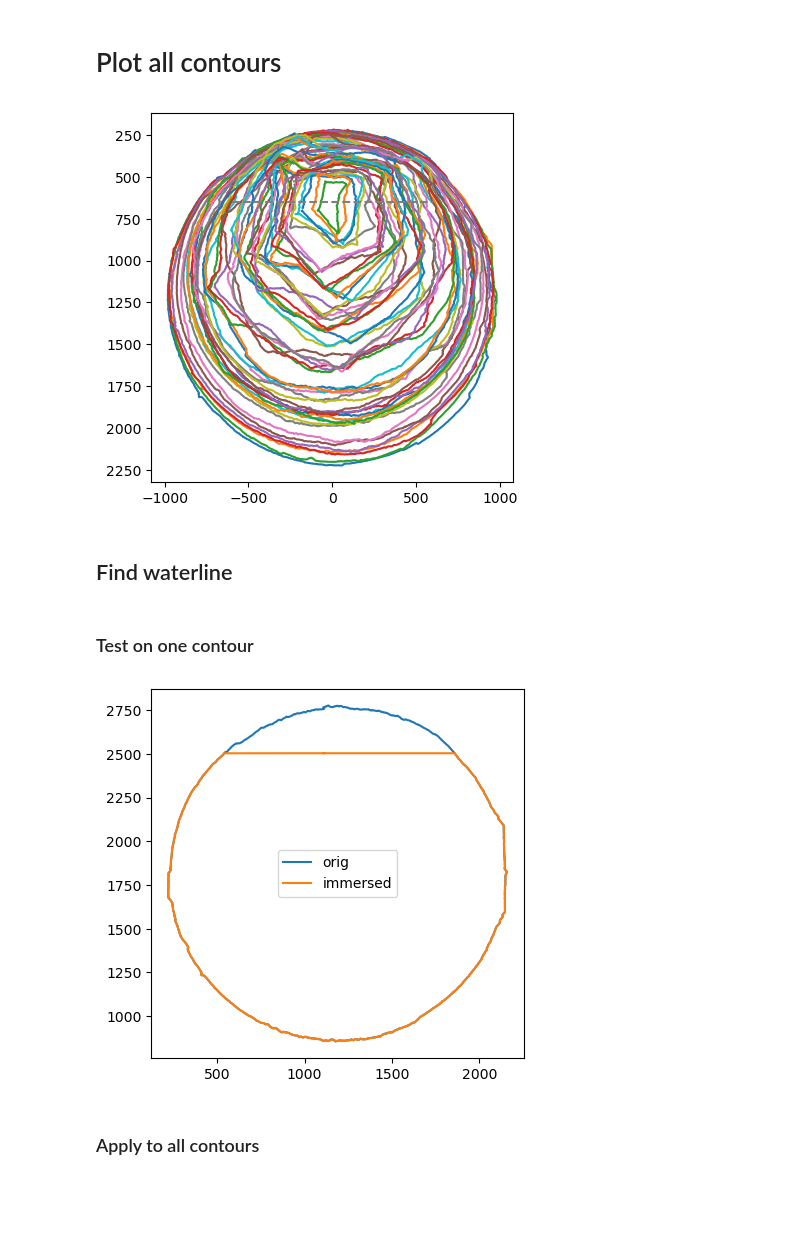
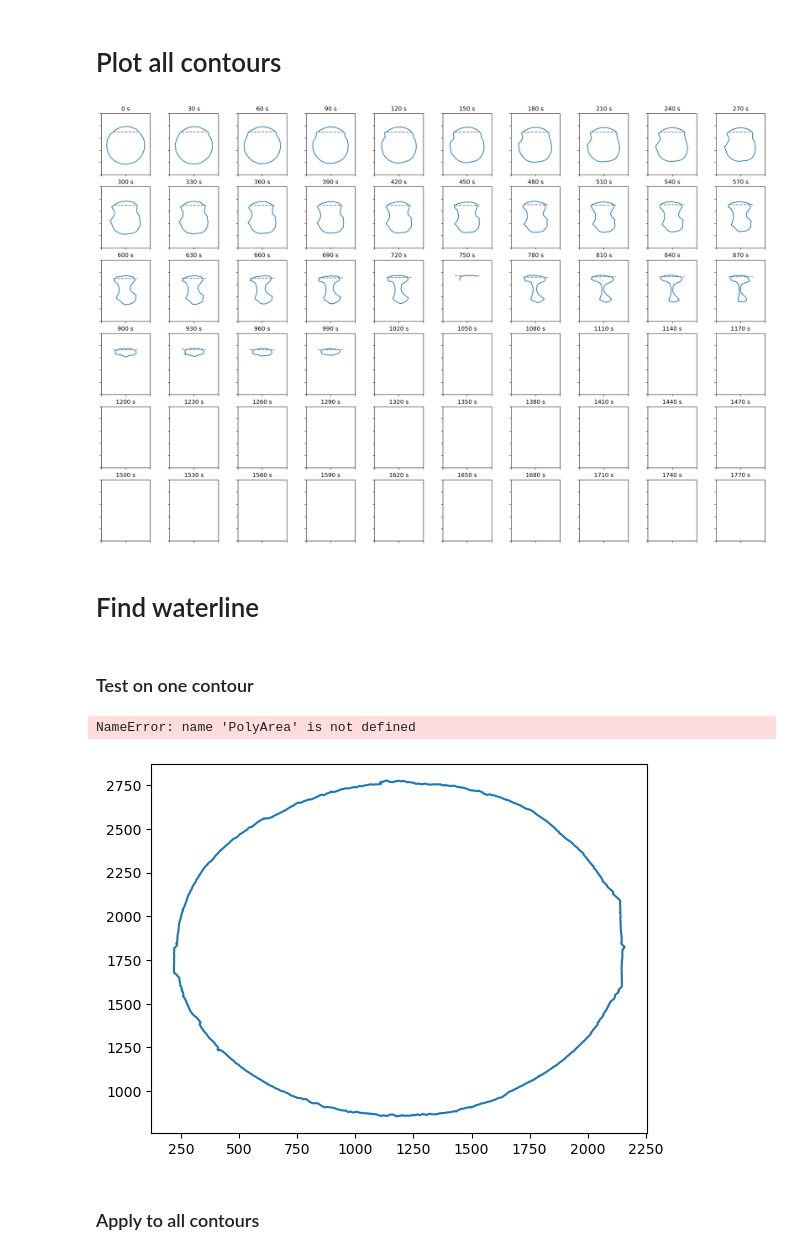
Before and after one commit to ebellincioni/floatingIce, a Jupyter notebook: 23-09-13_floating_dataAnalysis.ipynb, the cells around one changed output. Drawn from its saved outputs; the diff is of its cells as text; code cells hidden in the pictures; blank space fills up the shorter version.

```diff
--- a/23-09-13_floating_dataAnalysis.ipynb
+++ b/23-09-13_floating_dataAnalysis.ipynb
@@ -99,7 +208,7 @@ plt.show()
 # Load all contours and compare theory and exp
 # %%
 directory = '/Users/edoardo/Library/CloudStorage/OneDrive-UniversityofTwente/floating/'
-cylinders = ['2023-09-14/1st','2023-09-20/1st']
+cylinders = ['2023-09-26/1st']
 
 plt.figure()
 
@@ -117,7 +226,7 @@ for cylinder in cylinders:
         radius = np.sqrt(PolyArea(contour[:,1],contour[:,0])/np.pi)
         radii.append(radius)
 
-    plt.plot(30*np.arange(len(radii)),radii/radii[0],label=cylinder+' cylinder') # one contour every 30 seconds
+    plt.plot(60*np.arange(len(radii)),radii/radii[0],label=cylinder+' cylinder') # one contour every 30 seconds
 
 plt.plot(np.array(evolution(0.0405))/evolution(0.0405)[0],label='theo')
 
@@ -182,34 +251,43 @@ plt.show()
 # %% [markdown]
 # Plot all contours
 # %%
-directory = '/Users/edoardo/Library/CloudStorage/OneDrive-UniversityofTwente/floating/2023-09-14/'
+directory = '/Users/edoardo/Library/CloudStorage/OneDrive-UniversityofTwente/floating/2023-09-26/'
 cylinders = ['1st']
 
-plt.figure()
+fig, ax = plt.subplots(nrows=6,ncols=10,figsize=(25,16))
 
 for cylinder in cylinders:
     dirContours = directory+cylinder+'/contours/'
     contoursPATH = []
     for contour in glob.glob(dirContours+'/*.csv'):
         contoursPATH.append(contour)
     contoursPATH = np.sort(contoursPATH)
 
     radii = []
-    for contourPATH in contoursPATH[::]:
-        contour = np.genfromtxt(contourPATH,dtype='float',delimiter=',').T
-        # plt.plot(contour[:,0],contour[:,1])
+    for it,contourPATH in enumerate(contoursPATH[::]):
+        contour = np.genfromtxt(contourPATH,dtype='float',delimiter=',')
+        if contour.shape[1]!=2: contour = contour.T
+        contour[:,1 ] = -contour[:,1] + 4000 # straighten y direction
         xcenter = np.mean(contour,axis=0)[0]
-        # plt.scatter(np.mean(contour,axis=0)[0],np.mean(contour,axis=0)[1])
-        plt.plot(contour[:,0]-xcenter,contour[:,1])
 
-plt.gca().invert_yaxis()
-plt.gca().set_aspect('equal')
-plt.hlines(650,-600,600,linestyles='--',colors='grey')
+        ax.flatten()[it].plot(contour[:,0]-xcenter,contour[:,1])
+
+        wl = findWL(contour,densityRatio=917/1005)  ### CHANGE FOR FRESH/SALTY WATER!!
+        ax.flatten()[it].hlines(wl,-1000,1000,linestyles='--',colors='grey')
+
+for it,axi in enumerate(ax.flatten()):
+    axi.set_aspect('equal')
+    axi.set_xticklabels('')
+    axi.set_yticklabels('')
+    axi.set_title(f'{it*30} s')
+    axi.set_ylim(0,5000)
+    axi.set_xlim(-2000,2000)
+
 plt.show()
 # %% [output]
-[figure, old version]
+[figure, new version]
 # %% [markdown]
-## Find waterline
+# Find waterline
 # %% [markdown]
 ### Test on one contour
 # %%
@@ -219,38 +297,7 @@ contour[:,1 ] = -contour[:,1] + 3000 # straighten y direction
 
 plt.plot(contour[:,0],contour[:,1],label='orig')
 
-def makePolygonBelow(polygon, level):
-    newY = np.where(polygon[:,1]<level,polygon[:,1],level)
-    polygonBELOW = polygon.copy()
-    polygonBELOW[:,1] = newY
-    return polygonBELOW
 
-
-
-def findWL(polygon, densityRatio=.917, epsilon = 0.001):
-    originalArea = PolyArea(polygon[:,0],polygon[:,1])
-    ymin, ymax = min(polygon[:,1]),max(polygon[:,1])
-    mmin, mmax = ymin,ymax
-    attempt = ymin + (ymax-ymin) * densityRatio
-    pgbelow = makePolygonBelow(polygon,attempt)
-    # plt.plot(pgbelow[:,0],pgbelow[:,1],label='initial attempt')
-
-    newArea = PolyArea(pgbelow[:,0],pgbelow[:,1])
-
-    ratio = newArea/originalArea
-
-    while abs(ratio-densityRatio) > epsilon:
-        if ratio-densityRatio > 0:
-            mmax = attempt
-        else:
-            mmin = attempt
-        attempt = (mmin+mmax)/2
-        pgbelow_ = makePolygonBelow(polygon,attempt)
-        newArea_ = PolyArea(pgbelow_[:,0],pgbelow_[:,1])
-        ratio = newArea_/originalArea
-        # print(f'{newArea_:.2f}',ratio)
-
-    return attempt
 
 immersedPG = makePolygonBelow(contour,findWL(contour))
 plt.plot(immersedPG[:,0],immersedPG[:,1],label='immersed')
@@ -260,7 +307,8 @@ plt.legend()
 plt.gca().set_aspect('equal')
 plt.show()
 # %% [output]
+NameError: name 'PolyArea' is not defined
-[figure, old version]
+[figure, new version]
 # %% [markdown]
 ### Apply to all contours
 # %%
```
Also changed, not shown: parts of 12 cells of this notebook, 1 other file.
